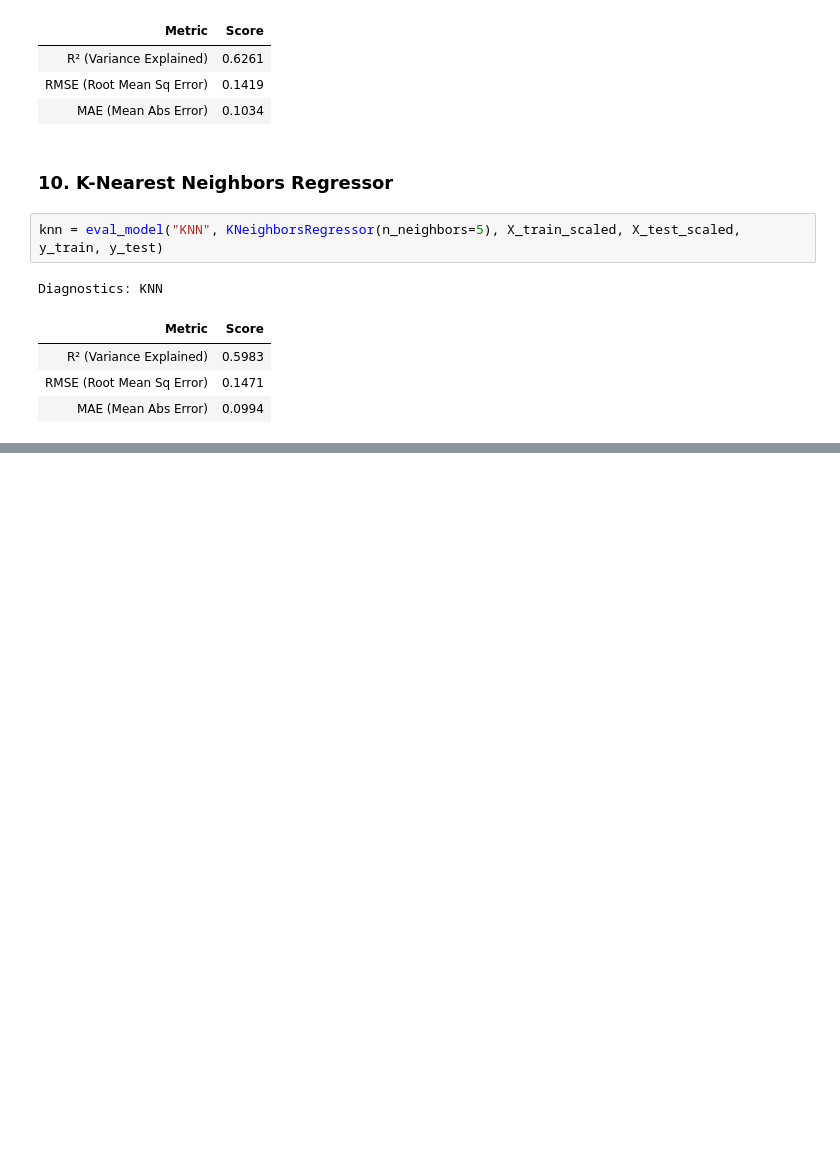
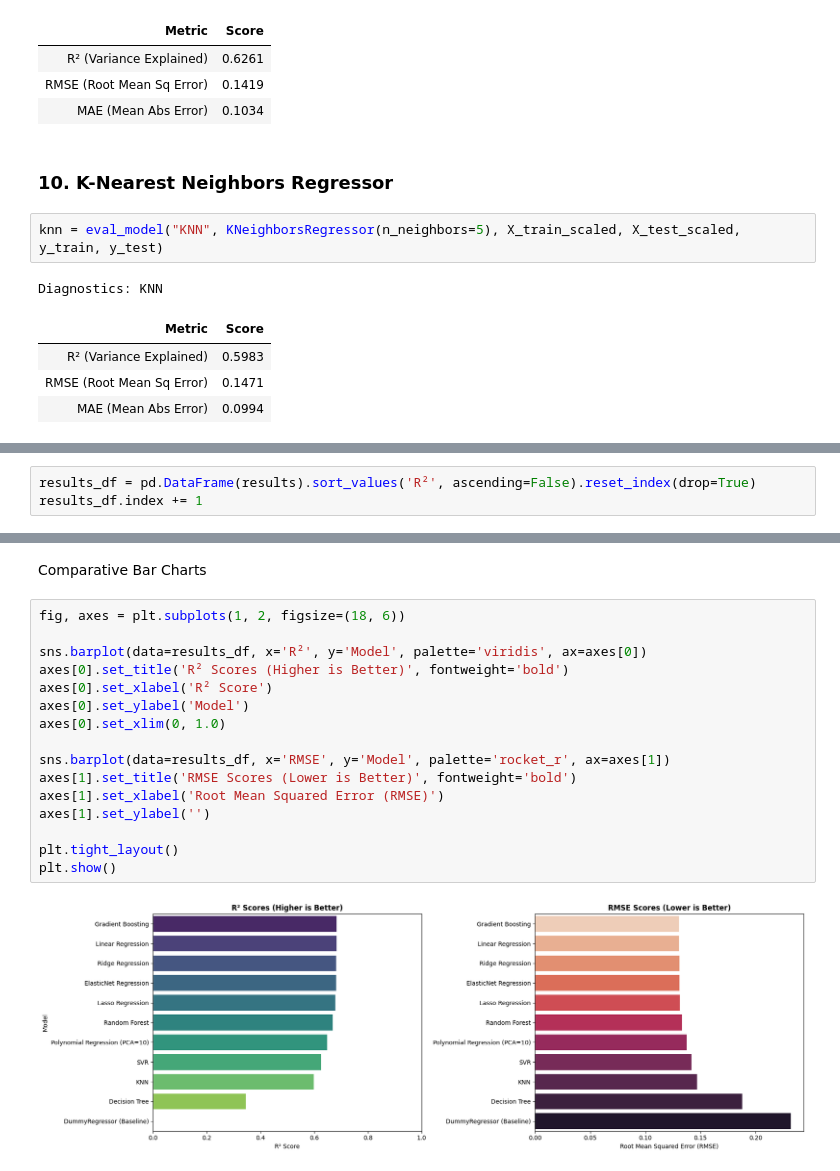
Before and after one commit to Reshma925/Vectora, a Jupyter notebook: Regression Track A/Regression.ipynb, the cells around one changed output, grey strips where cells are left out. Cells and saved outputs as stored; diff of their text form; blank space fills up the shorter version.

Commit message:
implemented Advanced Comparative Evaluations for the algorithms

```diff
--- a/Regression Track A/Regression.ipynb
+++ b/Regression Track A/Regression.ipynb
@@ -537,0 +540,3 @@ Diagnostics: KNN
+# %%
+results_df = pd.DataFrame(results).sort_values('R²', ascending=False).reset_index(drop=True)
+results_df.index += 1
@@ -537,0 +568,20 @@ Diagnostics: KNN
+# %% [markdown]
+Comparative Bar Charts
+# %%
+fig, axes = plt.subplots(1, 2, figsize=(18, 6))
+
+sns.barplot(data=results_df, x='R²', y='Model', palette='viridis', ax=axes[0])
+axes[0].set_title('R² Scores (Higher is Better)', fontweight='bold')
+axes[0].set_xlabel('R² Score')
+axes[0].set_ylabel('Model')
+axes[0].set_xlim(0, 1.0)
+
+sns.barplot(data=results_df, x='RMSE', y='Model', palette='rocket_r', ax=axes[1])
+axes[1].set_title('RMSE Scores (Lower is Better)', fontweight='bold')
+axes[1].set_xlabel('Root Mean Squared Error (RMSE)')
+axes[1].set_ylabel('')
+
+plt.tight_layout()
+plt.show()
+# %% [output]
+[figure, added]
```
Also changed, not shown: parts of 7 cells of this notebook.
